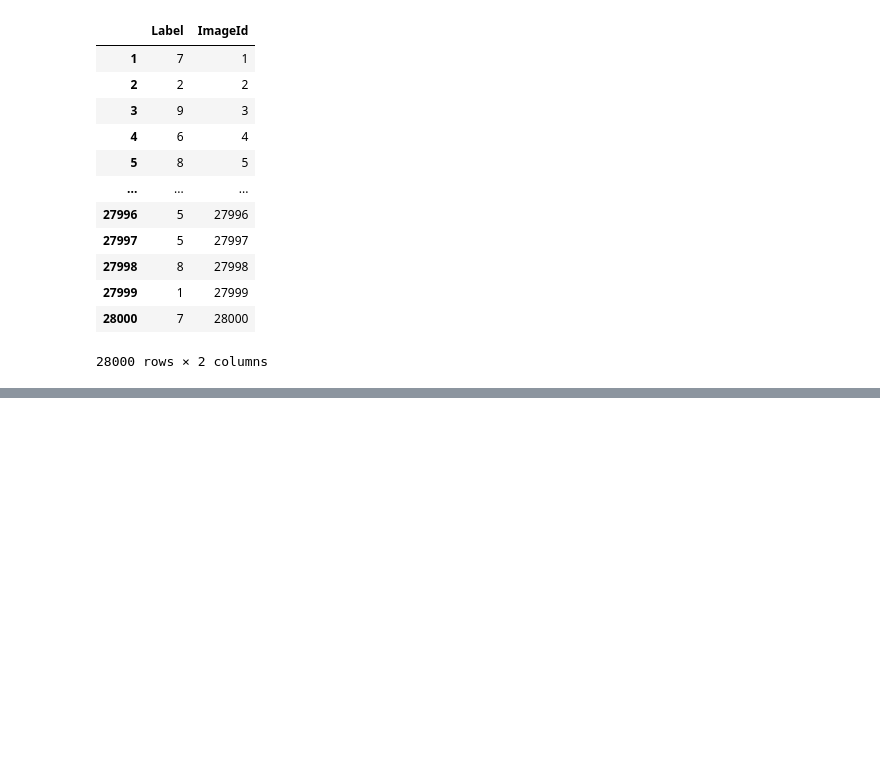
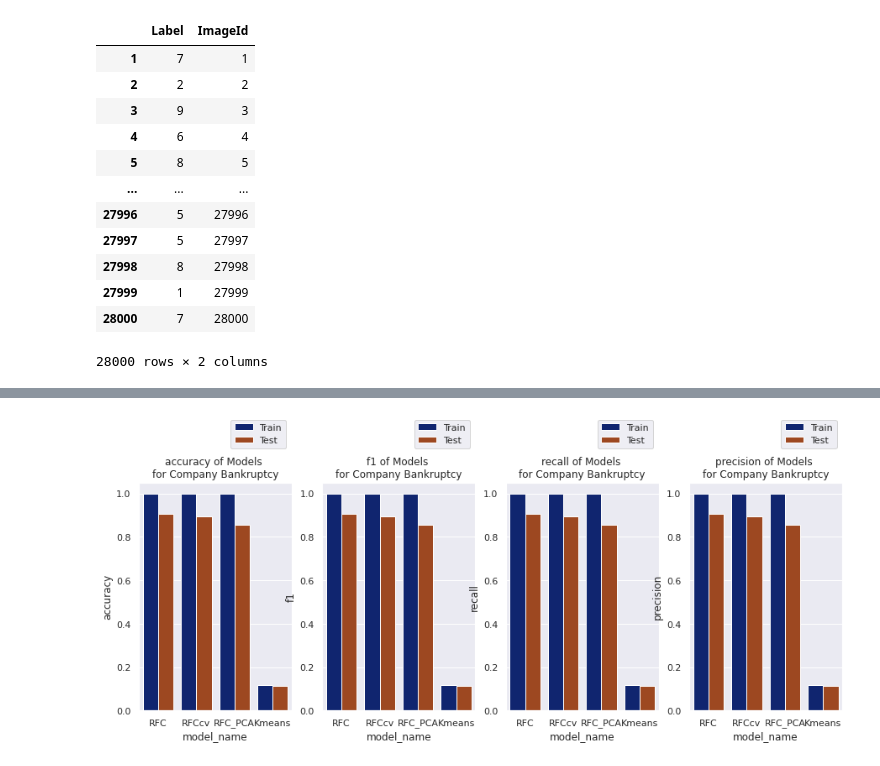
Before and after one commit to oimartin/MNIST_Digit_Recognizer, a Jupyter notebook: digits_notebook.ipynb, the cells around one changed output, grey strips where cells are left out. Cells and saved outputs as stored; diff of their text form; code cells hidden in the pictures; blank space fills up the shorter version.

```diff
--- a/digits_notebook.ipynb
+++ b/digits_notebook.ipynb
@@ -515,0 +566,17 @@ submitted(Kmeans_model, 'Kmeans', test)
+# %%
+def model_comparisons (df, metric, axis):
+  grouped_df = model_compare[model_compare['metric_name'] == metric]
+
+  sns.set_style("darkgrid")
+  g = sns.barplot(data=grouped_df, hue='type', x='model_name', y='metric', palette='dark', ax=axis)
+  g.set_ylabel(metric)
+  g.set_title(f'{metric} of Models \nfor Company Bankruptcy')
+  g.legend(loc=(0.6,1.15))
+
+  return
+# %%
+model_compare = pd.concat([RFC_train, RFC_test, RFCcv_train, RFCcv_test,
+                           RFC_PCA_train, RFC_PCA_test, Kmeans_train, Kmeans_test,
+                           RFC_train_prob, RFC_test_prob, RFC_PCA_test_prob,
+                           RFC_PCA_train_prob, RFCcv_test, RFCcv_train, RFCcv_test_prob,
+                           RFCcv_train_prob])
@@ -515,0 +593,11 @@ submitted(Kmeans_model, 'Kmeans', test)
+# %%
+f, (ax0, ax1, ax2, ax3) = plt.subplots(1,4, figsize=(15,5))
+
+model_comparisons(model_compare, 'accuracy', ax0)
+model_comparisons(model_compare, 'f1', ax1)
+model_comparisons(model_compare, 'recall', ax2)
+model_comparisons(model_compare, 'precision', ax3)
+
+f.savefig('accuracy_f1_recall_precision_digits.png')
+# %% [output]
+[figure, added]
```
Also changed, not shown: parts of 16 cells of this notebook.
